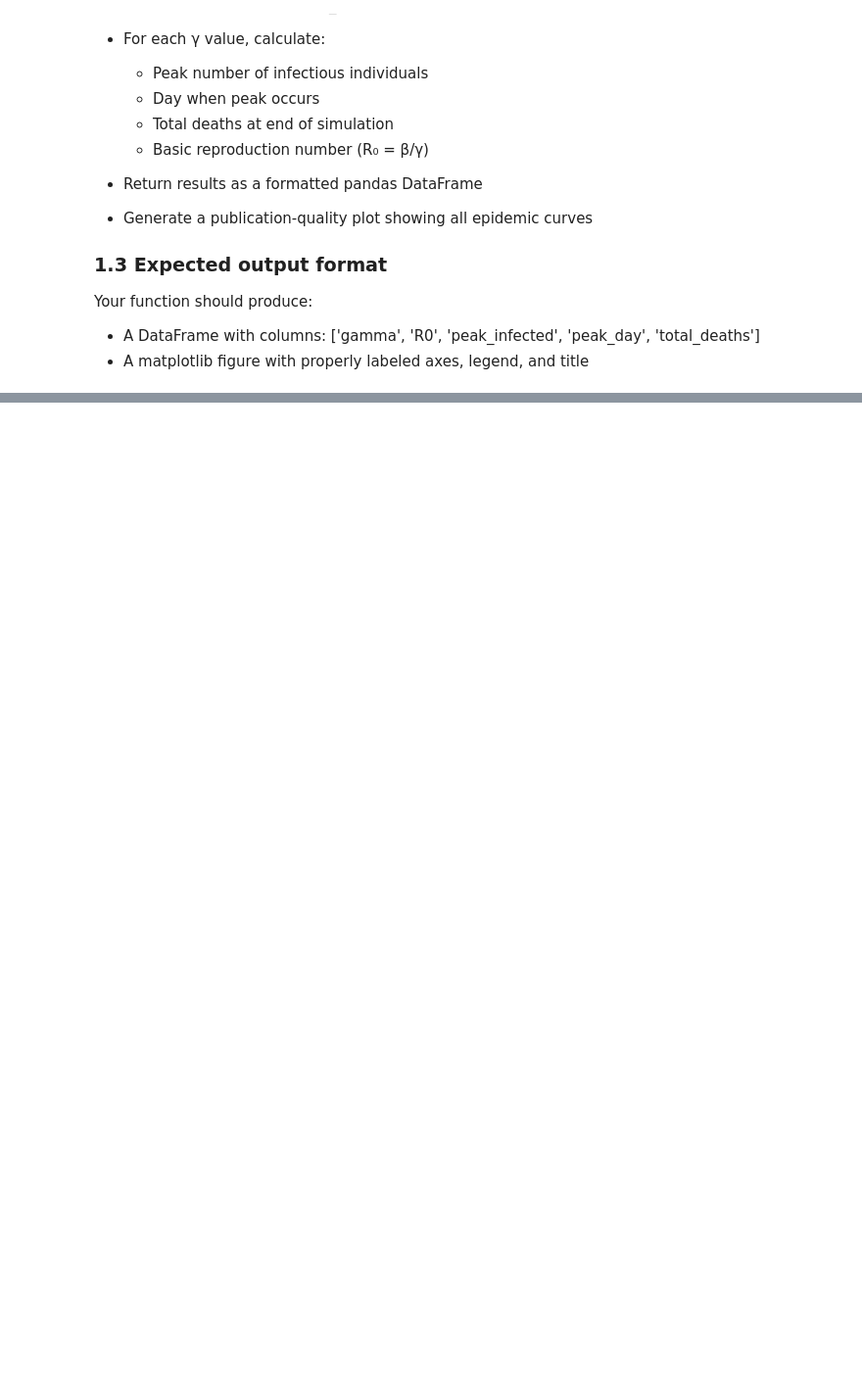
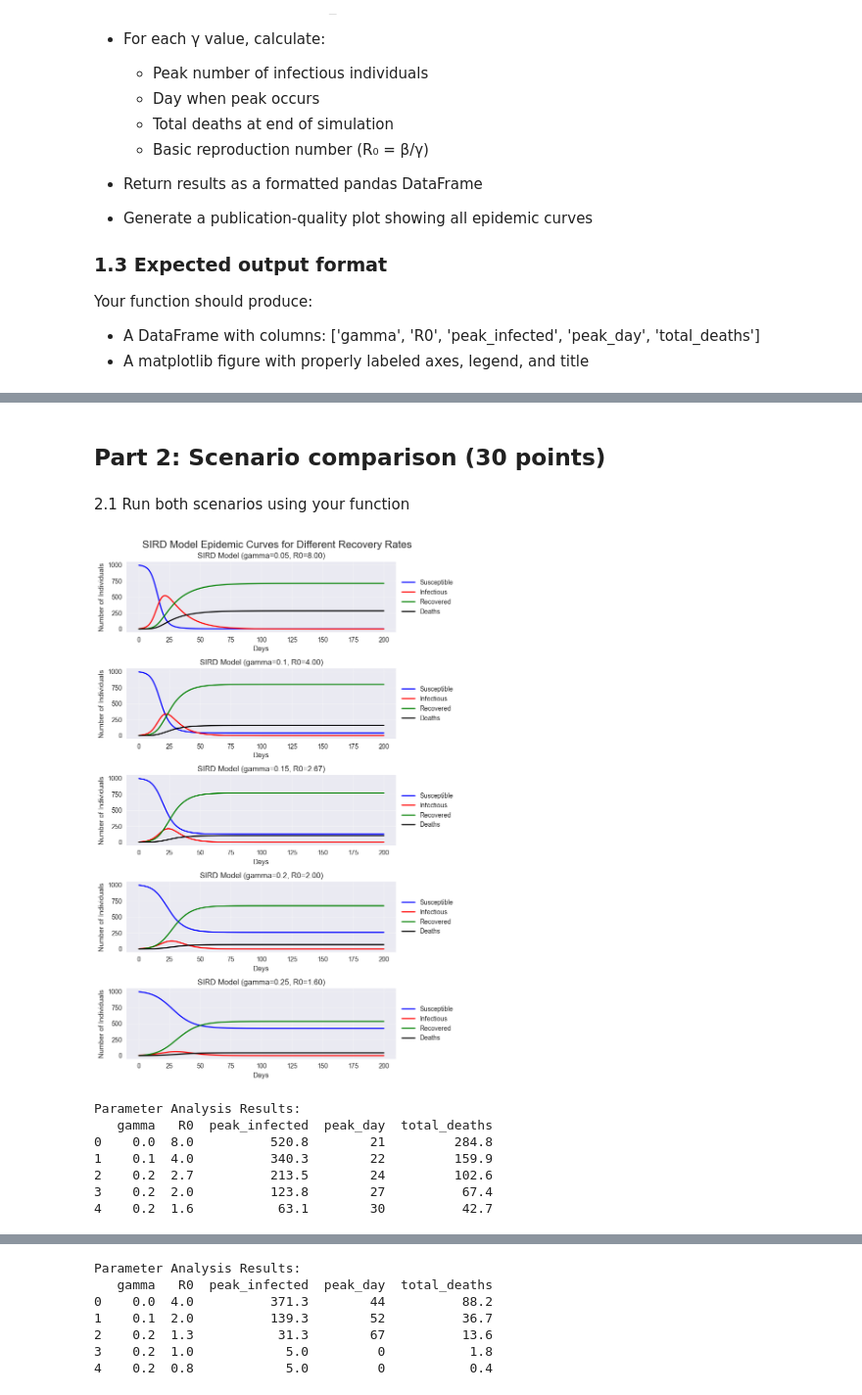
Before and after one commit to JesseHoydonckx/msm-bio-systems-group-8, a Jupyter notebook: assignment-2/assignment-2.ipynb, the cells around one changed output, grey strips where cells are left out. Shown: that part at 98% size. Saved outputs shown, nothing was run; the diff lists cells and outputs as text; code cells hidden in the pictures; blank space fills up the shorter version.

Commit message:
part 2 complete

```diff
--- a/assignment-2/assignment-2.ipynb
+++ b/assignment-2/assignment-2.ipynb
@@ -165,3 +165,22 @@ Parameter Analysis Results:
 2    0.2  2.7          213.5        24         102.6
 3    0.2  2.0          123.8        27          67.4
 4    0.2  1.6           63.1        30          42.7
+# %% [markdown]
+## Part 2: Scenario comparison (30 points)
+# %% [markdown]
+2.1 Run both scenarios using your function
+# %%
+# Scenario A
+results_df_A = analyze_recovery_rates(beta=0.4, mu=0.02, N=1000, I0=5, simulation_days=200)
+
+# Scenario B
+results_df_B = analyze_recovery_rates(beta=0.2, mu=0.005, N=1000, I0=5, simulation_days=200)
+# %% [output]
+[figure, added]
+Parameter Analysis Results:
+   gamma   R0  peak_infected  peak_day  total_deaths
+0    0.0  8.0          520.8        21         284.8
+1    0.1  4.0          340.3        22         159.9
+2    0.2  2.7          213.5        24         102.6
+3    0.2  2.0          123.8        27          67.4
+4    0.2  1.6           63.1        30          42.7
@@ -167,0 +188,7 @@ Parameter Analysis Results:
+Parameter Analysis Results:
+   gamma   R0  peak_infected  peak_day  total_deaths
+0    0.0  4.0          371.3        44          88.2
+1    0.1  2.0          139.3        52          36.7
+2    0.2  1.3           31.3        67          13.6
+3    0.2  1.0            5.0         0           1.8
+4    0.2  0.8            5.0         0           0.4
```
Also changed, not shown: parts of 10 cells of this notebook, 1 other file.
